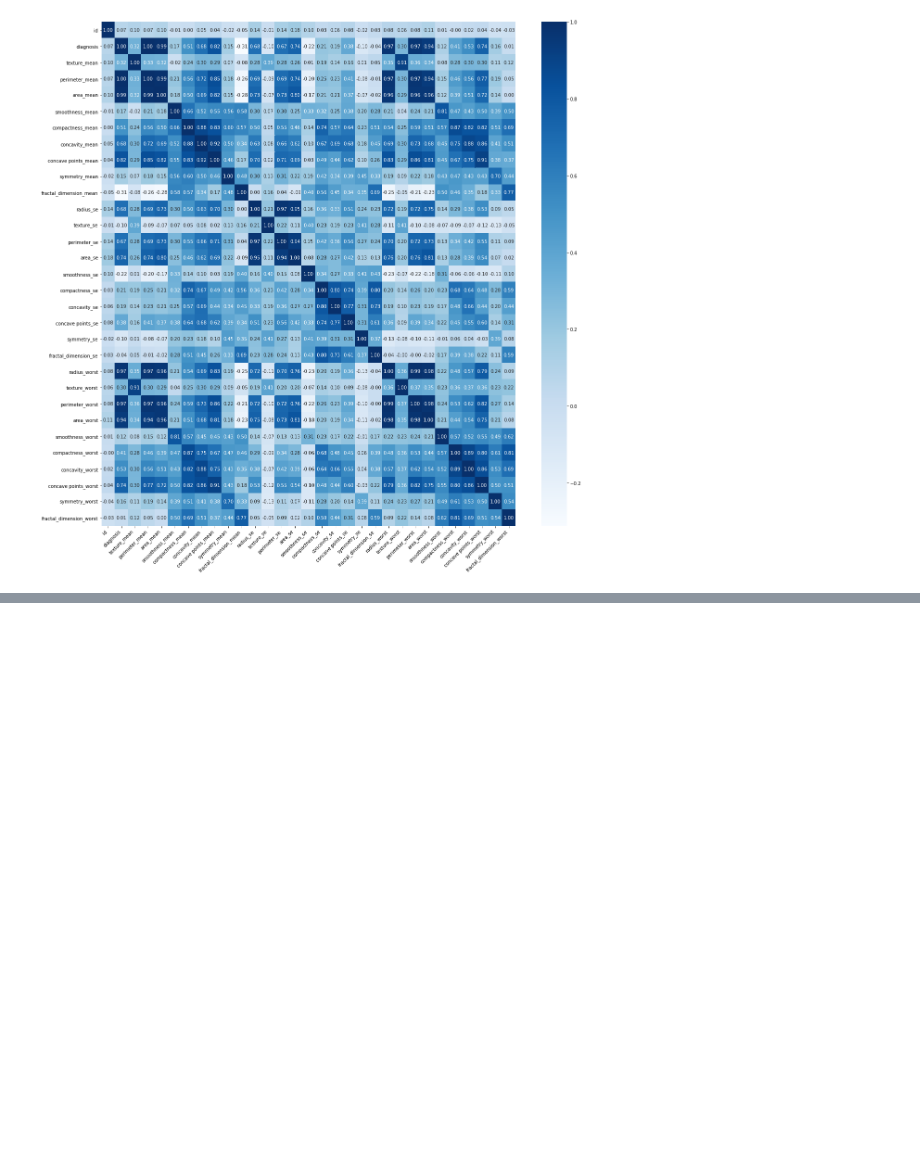
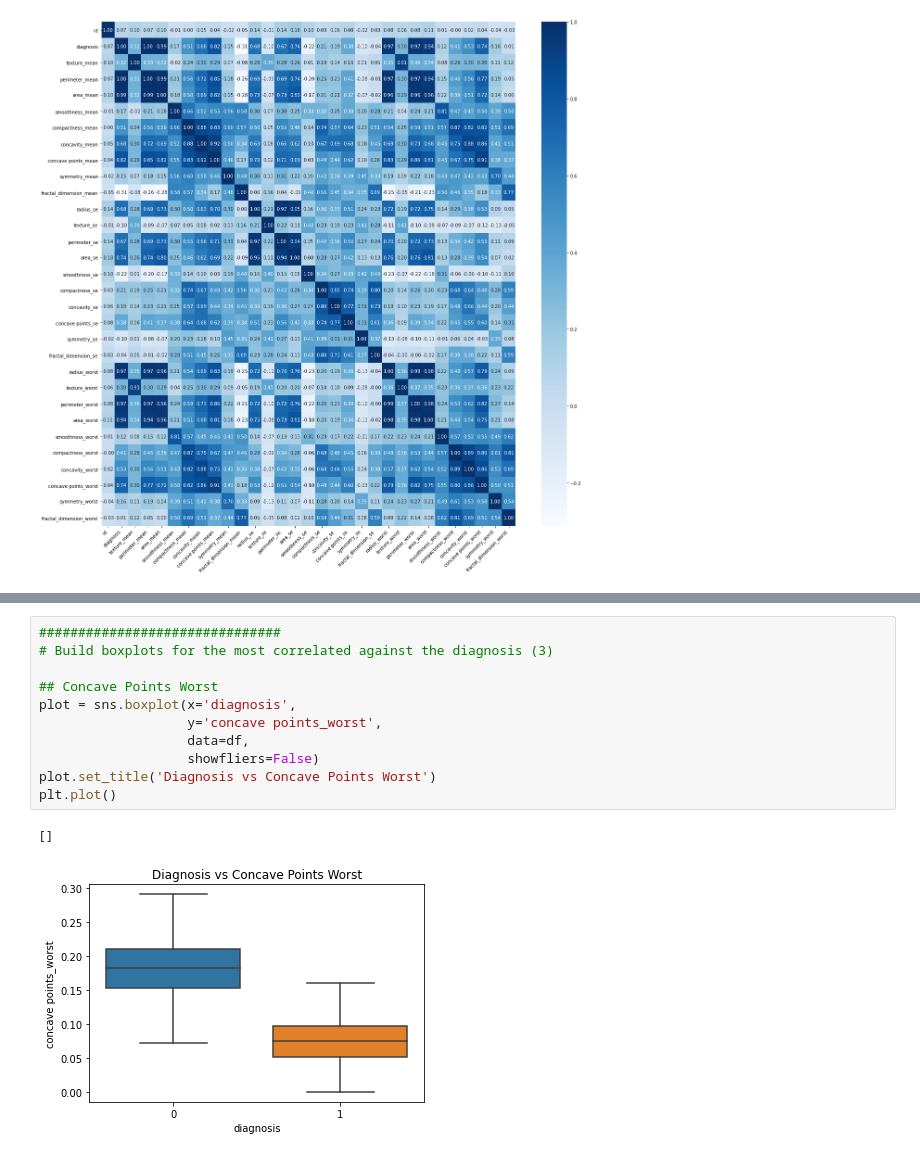
Before and after one commit to Liveo123/horse_racing, a Jupyter notebook: breast_cancer.ipynb, the cells around one changed output, grey strips where cells are left out. Cells and saved outputs as stored; diff of their text form; blank space fills up the shorter version.

```diff
--- a/breast_cancer.ipynb
+++ b/breast_cancer.ipynb
@@ -172,0 +226,14 @@ plt.show()
+# %%
+###############################
+# Build boxplots for the most correlated against the diagnosis (3)
+
+## Concave Points Worst
+plot = sns.boxplot(x='diagnosis',
+                   y='concave points_worst',
+                   data=df,
+                   showfliers=False)
+plot.set_title('Diagnosis vs Concave Points Worst')
+plt.plot()
+# %% [output]
+[]
+[figure, added]
```
Also changed, not shown: parts of 14 cells of this notebook.
